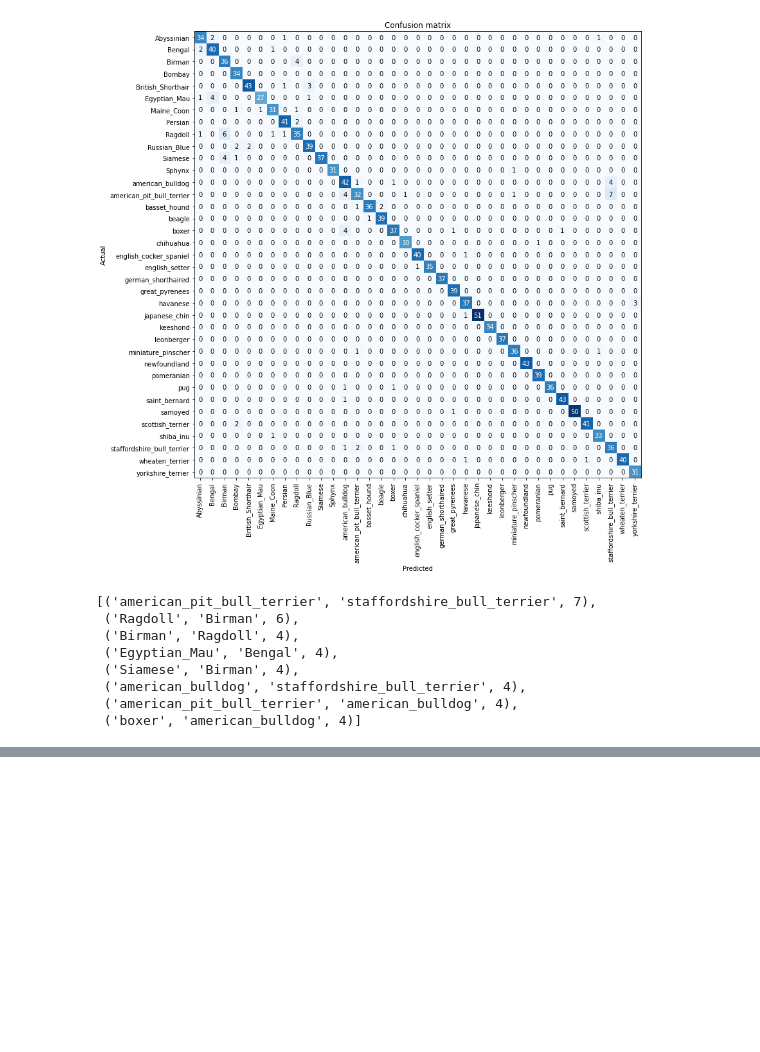
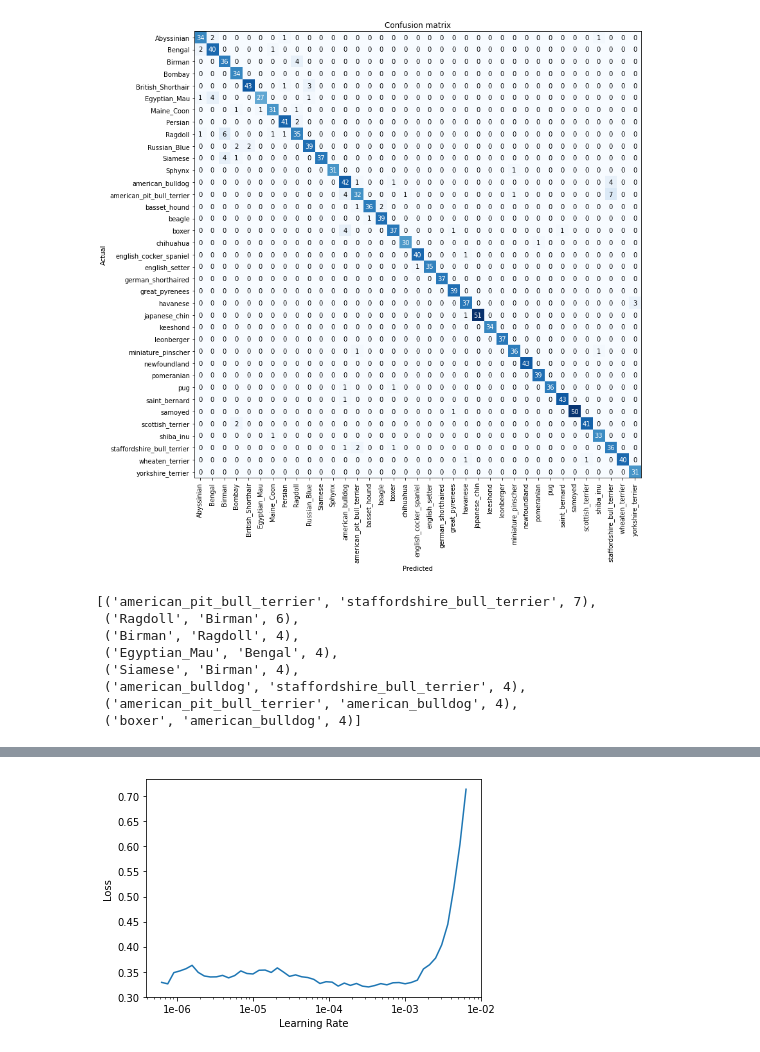
Before and after one commit to patchu-madathil/FastAI, a Jupyter notebook: catsanddogs.ipynb, the cells around one changed output, grey strips where cells are left out. Cells and saved outputs as stored; diff of their text form; code cells hidden in the pictures; blank space fills up the shorter version.

```diff
--- a/catsanddogs.ipynb
+++ b/catsanddogs.ipynb
@@ -125,0 +117,2 @@ Show in docs
+# %%
+learn.fit_one_cycle(1)
@@ -125,0 +129,4 @@ Show in docs
+# %%
+learn.recorder.plot()
+# %% [output]
+[figure, added]
```
Also changed, not shown: parts of 5 cells of this notebook.
